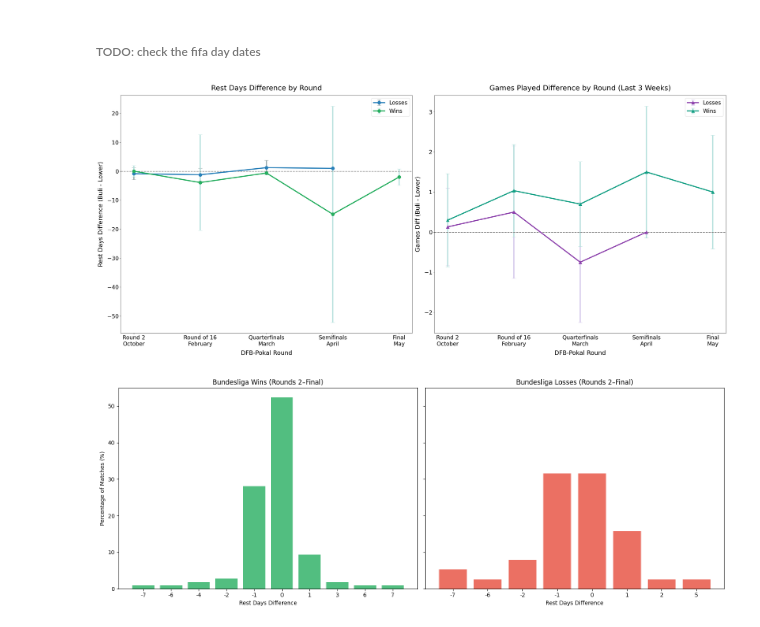
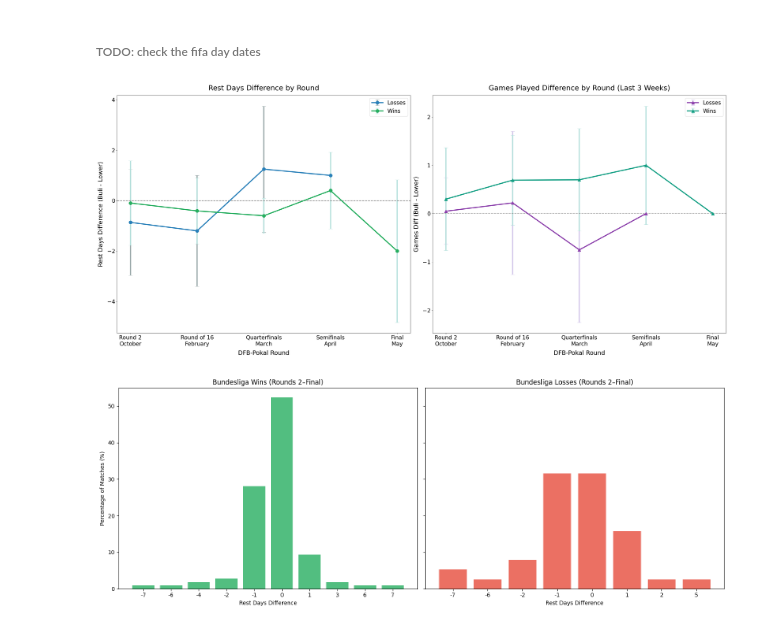
Before and after one commit to armin2080/DFB-Cup, a Jupyter notebook: notebook.ipynb, the cells around one changed output. Drawn from its saved outputs; the diff is of its cells as text; code cells hidden in the pictures.

```diff
--- a/notebook.ipynb
+++ b/notebook.ipynb
@@ -1154,15 +1154,24 @@ round_month_modes['mode_months'] = round_month_modes['mode_months'].apply(lambda
 ###### TODO: check the fifa day dates
 # %%
 # Group by round and calculate mean and std
-buli_loss_rest_days_stats = buli_loss_df.groupby('round')['rest_days_diff'].agg(['mean', 'std']).reset_index()
+
+filtered_buli_loss_df = buli_loss_df[(buli_loss_df['rest_days_diff'] >= -7) & (buli_loss_df['rest_days_diff'] <= 7)]
+filtered_buli_win_df = buli_win_df[(buli_win_df['rest_days_diff'] >= -7) & (buli_win_df['rest_days_diff'] <= 7)]
+
+filtered2_buli_loss_df = buli_loss_df[(buli_loss_df['rest_days_diff'] >= -2) & (buli_loss_df['rest_days_diff'] <= 5)]
+filtered2_buli_win_df = buli_win_df[(buli_win_df['rest_days_diff'] >= -2) & (buli_win_df['rest_days_diff'] <= 5)]
+
+
+
+buli_loss_rest_days_stats = filtered_buli_loss_df.groupby('round')['rest_days_diff'].agg(['mean', 'std']).reset_index()
 buli_loss_games_last_week_stats = buli_loss_df.groupby('round')['games_last_week_diff'].agg(['mean', 'std']).reset_index()
 buli_loss_games_last_2weeks_stats = buli_loss_df.groupby('round')['games_last_2weeks_diff'].agg(['mean', 'std']).reset_index()
-buli_loss_games_last_3weeks_stats = buli_loss_df.groupby('round')['games_last_3weeks_diff'].agg(['mean', 'std']).reset_index()
+buli_loss_games_last_3weeks_stats = filtered2_buli_loss_df.groupby('round')['games_last_3weeks_diff'].agg(['mean', 'std']).reset_index()
 
-buli_win_rest_days_stats = buli_win_df.groupby('round')['rest_days_diff'].agg(['mean', 'std']).reset_index()
+buli_win_rest_days_stats = filtered_buli_win_df.groupby('round')['rest_days_diff'].agg(['mean', 'std']).reset_index()
 buli_win_games_last_week_stats = buli_win_df.groupby('round')['games_last_week_diff'].agg(['mean', 'std']).reset_index()
 buli_win_games_last_2weeks_stats = buli_win_df.groupby('round')['games_last_2weeks_diff'].agg(['mean', 'std']).reset_index()
-buli_win_games_last_3weeks_stats = buli_win_df.groupby('round')['games_last_3weeks_diff'].agg(['mean', 'std']).reset_index()
+buli_win_games_last_3weeks_stats = filtered2_buli_win_df.groupby('round')['games_last_3weeks_diff'].agg(['mean', 'std']).reset_index()
 
 # Define months_win from round_month_modes if not already defined
 if 'months_win' not in locals():
@@ -1192,34 +1201,34 @@ plt.errorbar(
 )
 plt.axhline(0, color='gray', linestyle='--', linewidth=2)
 plt.xlabel('DFB-Pokal Round', fontsize=label_fontsize, labelpad=12)
 plt.ylabel('Rest Days Difference (Buli - Lower)', fontsize=label_fontsize, labelpad=12)
 plt.title('Rest Days Difference by Round', fontsize=title_fontsize, pad=18)
 plt.xticks(xticks_win, xtick_labels_win, fontsize=tick_fontsize)
 plt.yticks(fontsize=tick_fontsize)
 plt.legend(fontsize=legend_fontsize, loc='best')
 
 # Games Played Difference by Round (Last 3 Weeks)
 plt.subplot(1, 2, 2)
 plt.errorbar(
     buli_loss_games_last_3weeks_stats[1:]['round'], buli_loss_games_last_3weeks_stats[1:]['mean'], yerr=buli_loss_games_last_3weeks_stats[1:]['std'],
     fmt='-^', capsize=7, color='#8e44ad', ecolor='#d1c4e9', label='Losses', markersize=12, linewidth=4
 )
 plt.errorbar(
     buli_win_games_last_3weeks_stats[1:]['round'], buli_win_games_last_3weeks_stats[1:]['mean'], yerr=buli_win_games_last_3weeks_stats[1:]['std'],
     fmt='-^', capsize=7, color='#16a085', ecolor='#b2dfdb', label='Wins', markersize=12, linewidth=4
 )
 plt.axhline(0, color='gray', linestyle='--', linewidth=2)
 plt.xlabel('DFB-Pokal Round', fontsize=label_fontsize, labelpad=12)
 plt.ylabel('Games Diff (Buli - Lower)', fontsize=label_fontsize, labelpad=12)
 plt.title('Games Played Difference by Round (Last 3 Weeks)', fontsize=title_fontsize, pad=18)
 plt.xticks(xticks_win, xtick_labels_win, fontsize=tick_fontsize)
 plt.yticks(fontsize=tick_fontsize)
 plt.legend(fontsize=legend_fontsize, loc='best')
 
 plt.tight_layout()
 plt.show()
 # %% [output]
-[figure, old version]
+[figure, new version]
 # %%
 cut_buli_loss_df = buli_loss_df[buli_loss_df['round'] > 1].reset_index(drop=True)
 cut_buli_win_df = buli_win_df[buli_win_df['round'] > 1].reset_index(drop=True)
```
Also changed, not shown: parts of 2 cells of this notebook.
